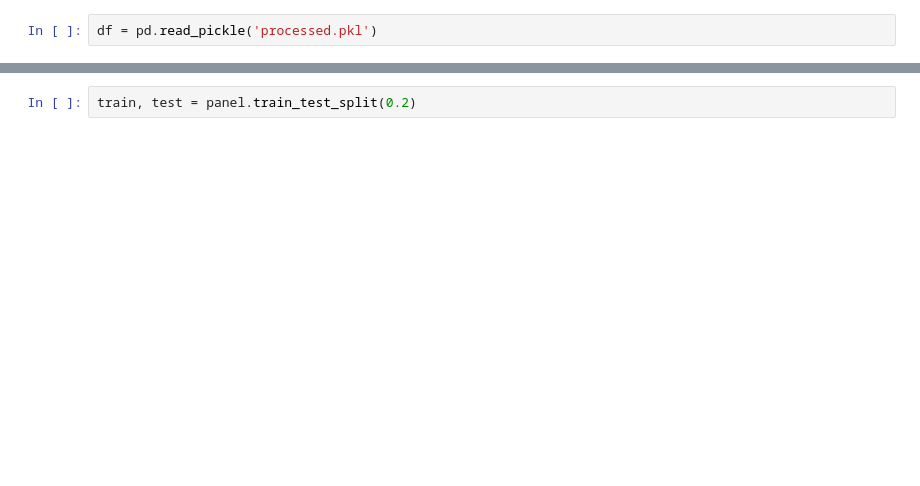
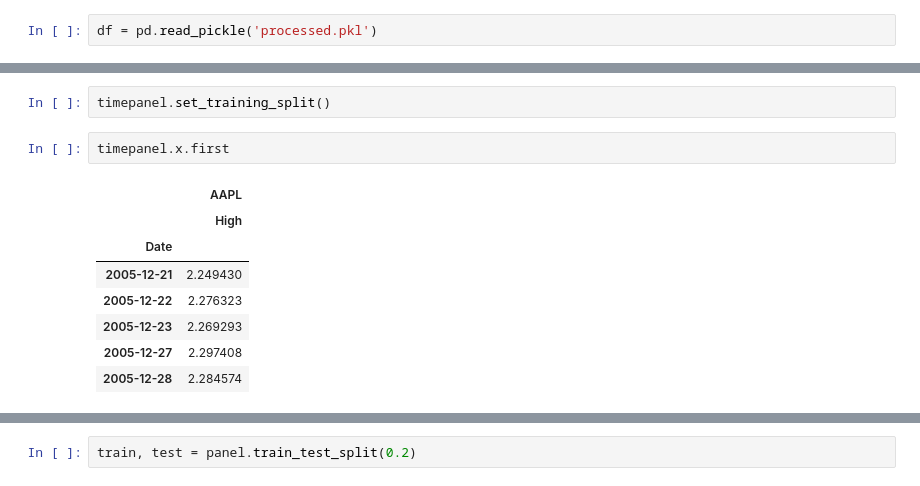
Before and after one commit to langflow-ai/wavy, a Jupyter notebook: notebooks/bovespa_analysis.ipynb, the cells around one changed output, grey strips where cells are left out. Drawn from its saved outputs; the diff is of its cells as text; blank space fills up the shorter version.

```diff
--- a/notebooks/bovespa_analysis.ipynb
+++ b/notebooks/bovespa_analysis.ipynb
@@ -42,0 +51,13 @@ xdata.head()
+# %%
+timepanel.set_training_split()
+# %%
+timepanel.x.first
+# %% [output]
+|  | AAPL |
+|  | High |
+| Date |  |
+| 2005-12-21 | 2.249430 |
+| 2005-12-22 | 2.276323 |
+| 2005-12-23 | 2.269293 |
+| 2005-12-27 | 2.297408 |
+| 2005-12-28 | 2.284574 |
```
Also changed, not shown: parts of 30 cells of this notebook, 10 other files.
